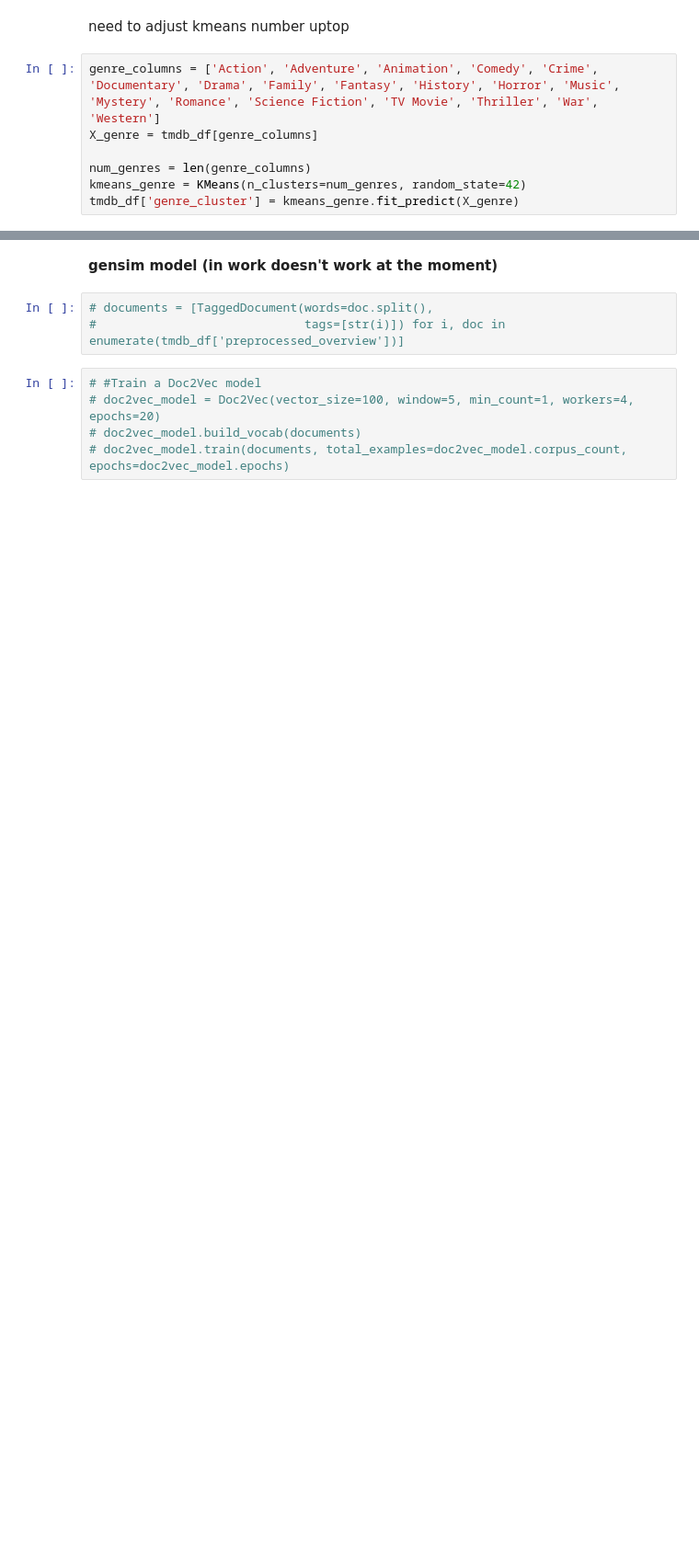
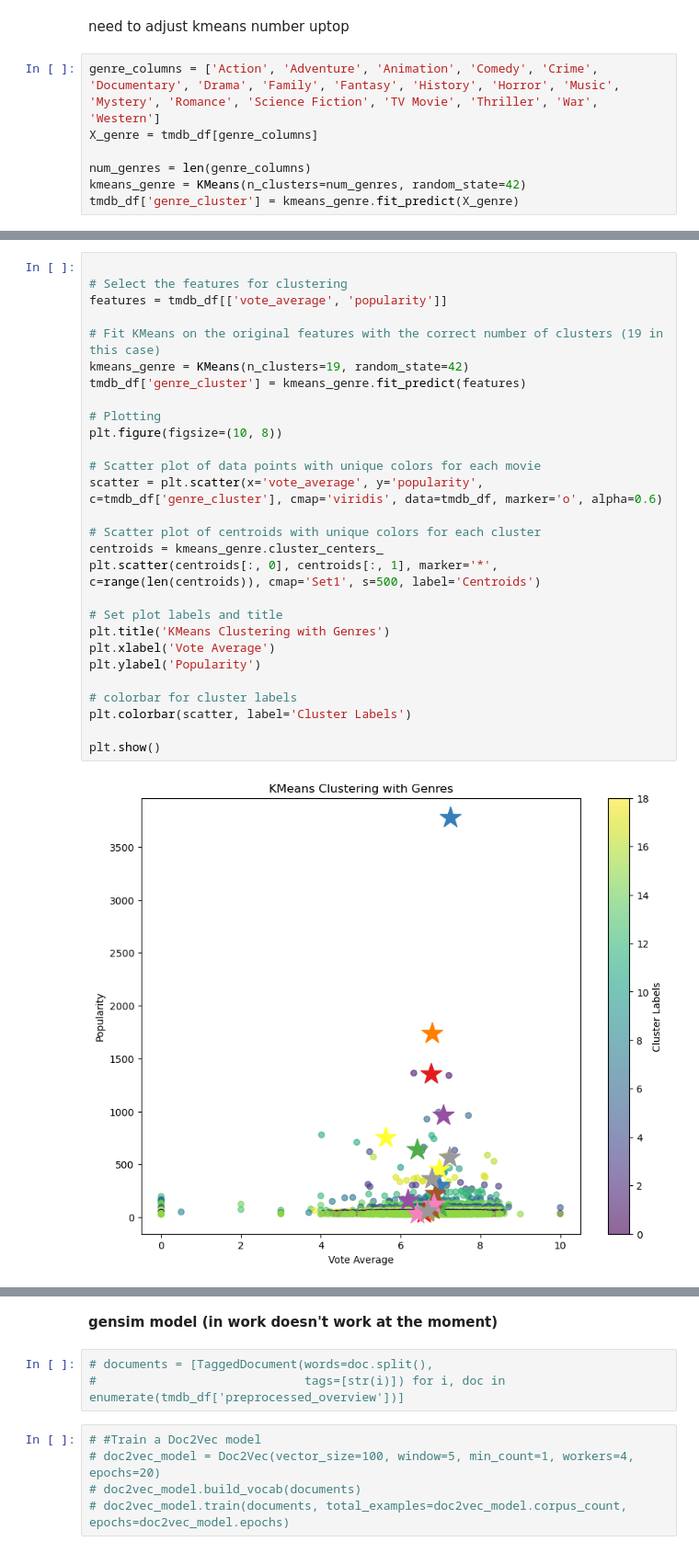
Before and after one commit to tamadasun/Integrated-Movie-Recommendation-and-Analysis, a Jupyter notebook: notebooks/02_Data_Modeling.ipynb, the cells around one changed output, grey strips where cells are left out. Shown at 92% size. Cells and saved outputs as stored; diff of their text form; blank space fills up the shorter version.

```diff
--- a/notebooks/02_Data_Modeling.ipynb
+++ b/notebooks/02_Data_Modeling.ipynb
@@ -947,0 +944,30 @@ plt.colorbar(scatter, label='Genre Labels')
+# %%
+
+# Select the features for clustering
+features = tmdb_df[['vote_average', 'popularity']]
+
+# Fit KMeans on the original features with the correct number of clusters (19 in this case)
+kmeans_genre = KMeans(n_clusters=19, random_state=42)
+tmdb_df['genre_cluster'] = kmeans_genre.fit_predict(features)
+
+# Plotting
+plt.figure(figsize=(10, 8))
+
+# Scatter plot of data points with unique colors for each movie
+scatter = plt.scatter(x='vote_average', y='popularity', c=tmdb_df['genre_cluster'], cmap='viridis', data=tmdb_df, marker='o', alpha=0.6)
+
+# Scatter plot of centroids with unique colors for each cluster
+centroids = kmeans_genre.cluster_centers_
+plt.scatter(centroids[:, 0], centroids[:, 1], marker='*', c=range(len(centroids)), cmap='Set1', s=500, label='Centroids')
+
+# Set plot labels and title
+plt.title('KMeans Clustering with Genres')
+plt.xlabel('Vote Average')
+plt.ylabel('Popularity')
+
+# colorbar for cluster labels
+plt.colorbar(scatter, label='Cluster Labels')
+
+plt.show()
+# %% [output]
+[figure, added]
```
Also changed, not shown: parts of 31 cells of this notebook, 17 other files.
